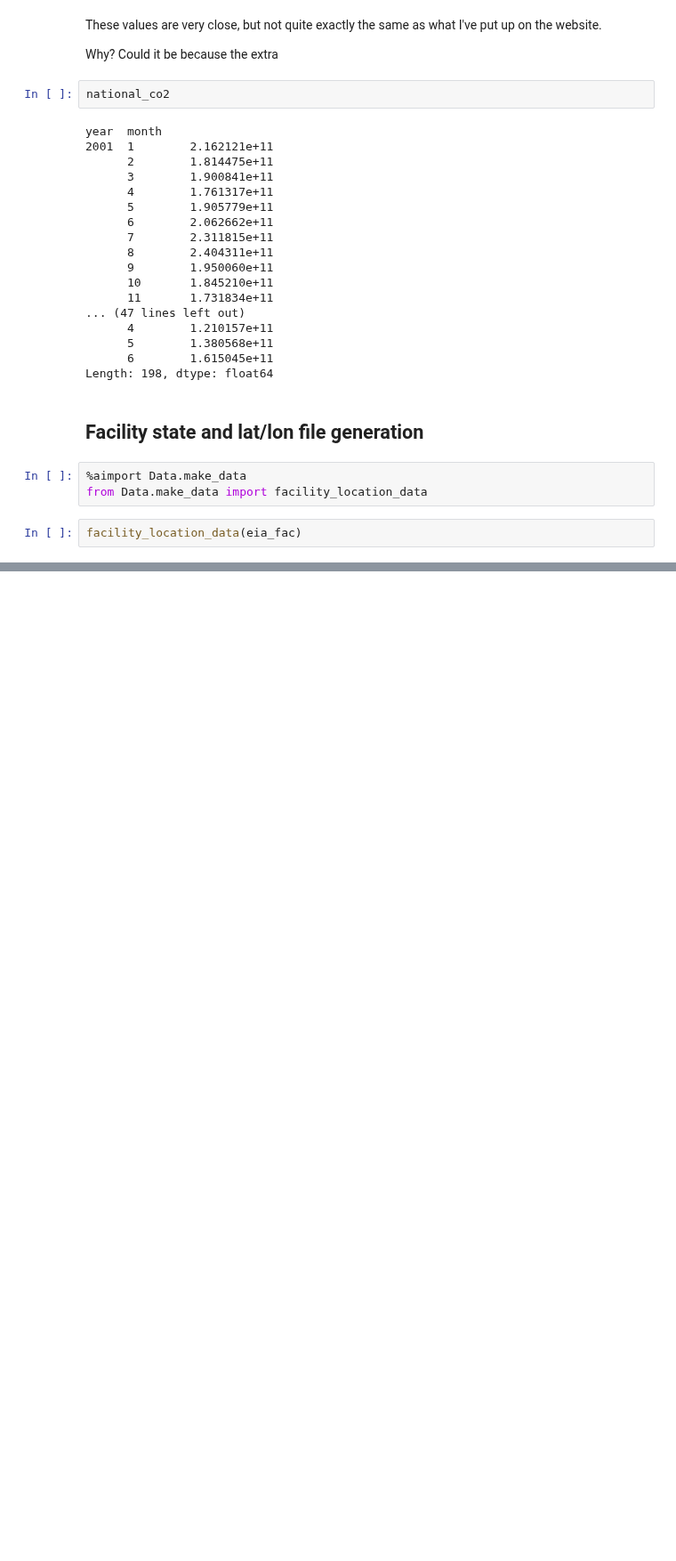
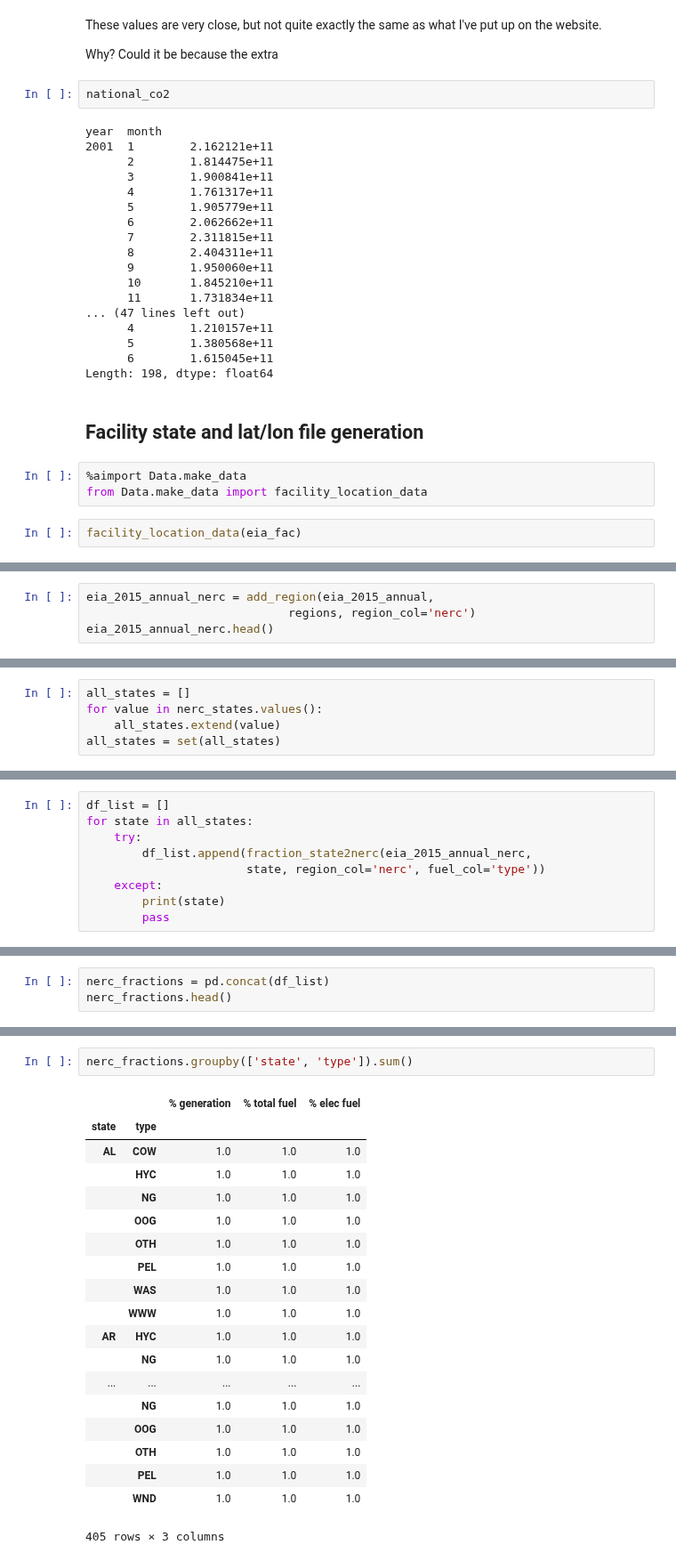
Before and after one commit to gschivley/carbon-index, a Jupyter notebook: Notebooks/Test functions.ipynb, the cells around one changed output, grey strips where cells are left out. Shown at 89% size. Saved outputs shown, nothing was run; the diff lists cells and outputs as text; blank space fills up the shorter version.

Commit message:
Tested through calculating nerc allocation

```diff
--- a/Notebooks/Test functions.ipynb
+++ b/Notebooks/Test functions.ipynb
@@ -236,0 +343,4 @@ facility_location_data(eia_fac)
+# %%
+eia_2015_annual_nerc = add_region(eia_2015_annual,
+                             regions, region_col='nerc')
+eia_2015_annual_nerc.head()
@@ -236,0 +354,5 @@ facility_location_data(eia_fac)
+# %%
+all_states = []
+for value in nerc_states.values():
+    all_states.extend(value)
+all_states = set(all_states)
@@ -236,0 +379,9 @@ facility_location_data(eia_fac)
+# %%
+df_list = []
+for state in all_states:
+    try:
+        df_list.append(fraction_state2nerc(eia_2015_annual_nerc,
+                       state, region_col='nerc', fuel_col='type'))
+    except:
+        print(state)
+        pass
@@ -236,0 +390,3 @@ facility_location_data(eia_fac)
+# %%
+nerc_fractions = pd.concat(df_list)
+nerc_fractions.head()
@@ -236,0 +423,22 @@ facility_location_data(eia_fac)
+# %%
+nerc_fractions.groupby(['state', 'type']).sum()
+# %% [output]
+|  |  | % generation | % total fuel | % elec fuel |
+| state | type |  |  |  |
+| AL | COW | 1.0 | 1.0 | 1.0 |
+|  | HYC | 1.0 | 1.0 | 1.0 |
+|  | NG | 1.0 | 1.0 | 1.0 |
+|  | OOG | 1.0 | 1.0 | 1.0 |
+|  | OTH | 1.0 | 1.0 | 1.0 |
+|  | PEL | 1.0 | 1.0 | 1.0 |
+|  | WAS | 1.0 | 1.0 | 1.0 |
+|  | WWW | 1.0 | 1.0 | 1.0 |
+| AR | HYC | 1.0 | 1.0 | 1.0 |
+|  | NG | 1.0 | 1.0 | 1.0 |
+| ... | ... | ... | ... | ... |
+|  | NG | 1.0 | 1.0 | 1.0 |
+|  | OOG | 1.0 | 1.0 | 1.0 |
+|  | OTH | 1.0 | 1.0 | 1.0 |
+|  | PEL | 1.0 | 1.0 | 1.0 |
+|  | WND | 1.0 | 1.0 | 1.0 |
+405 rows × 3 columns
```
Also changed, not shown: parts of 31 cells of this notebook.
